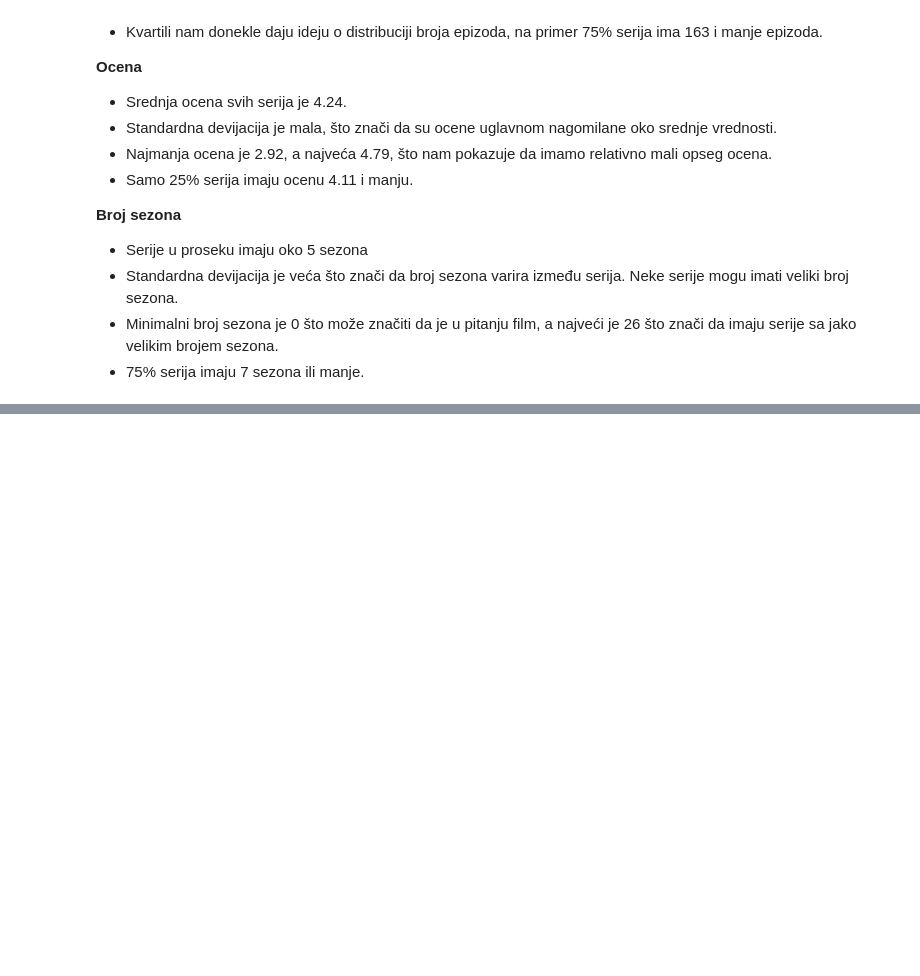
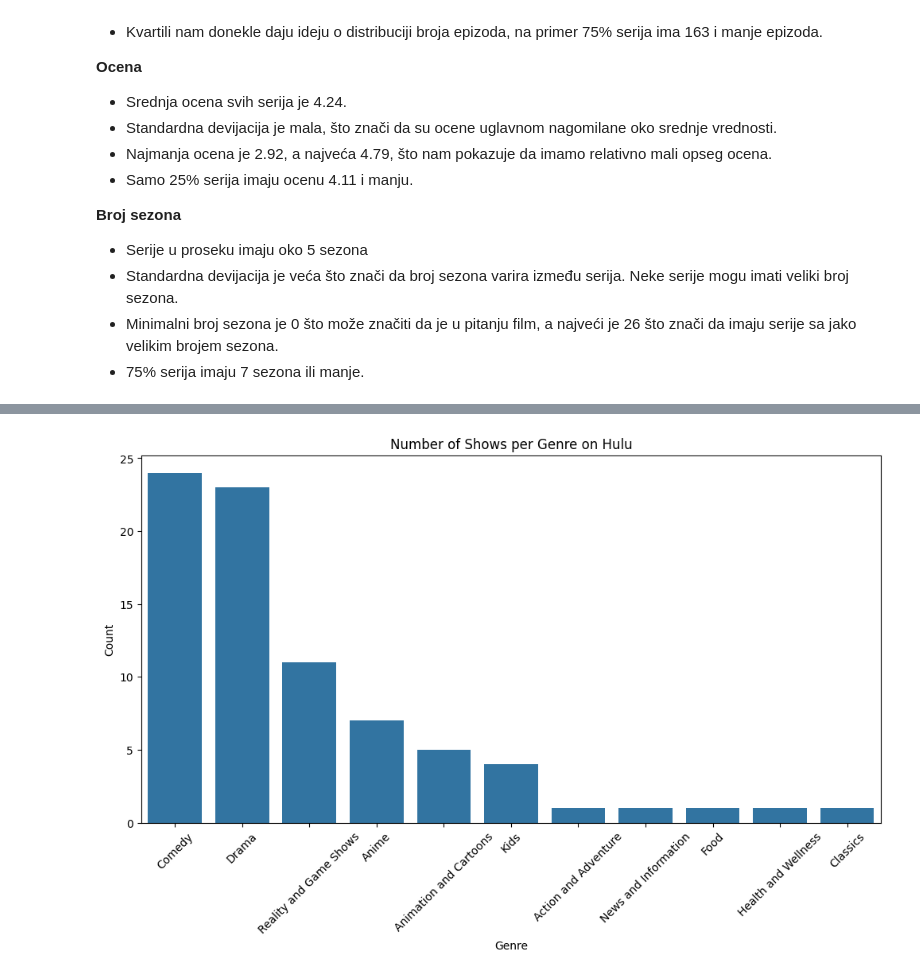
Before and after one commit to DamjanVincic/hulu-popular-shows-analysis, a Jupyter notebook: exploratory-analysis.ipynb, the cells around one changed output, grey strips where cells are left out. Saved outputs shown, nothing was run; the diff lists cells and outputs as text; code cells hidden in the pictures; blank space fills up the shorter version.

```diff
--- a/exploratory-analysis.ipynb
+++ b/exploratory-analysis.ipynb
@@ -130,0 +151,10 @@ df.describe()
+# %%
+plt.figure(figsize=(12, 6))
+sb.countplot(x='genre', data=df, order=df['genre'].value_counts().index)
+plt.title('Number of Shows per Genre on Hulu')
+plt.xlabel('Genre')
+plt.ylabel('Count')
+plt.xticks(rotation=45)
+plt.show()
+# %% [output]
+[figure, added]
```
Also changed, not shown: parts of 25 cells of this notebook.
